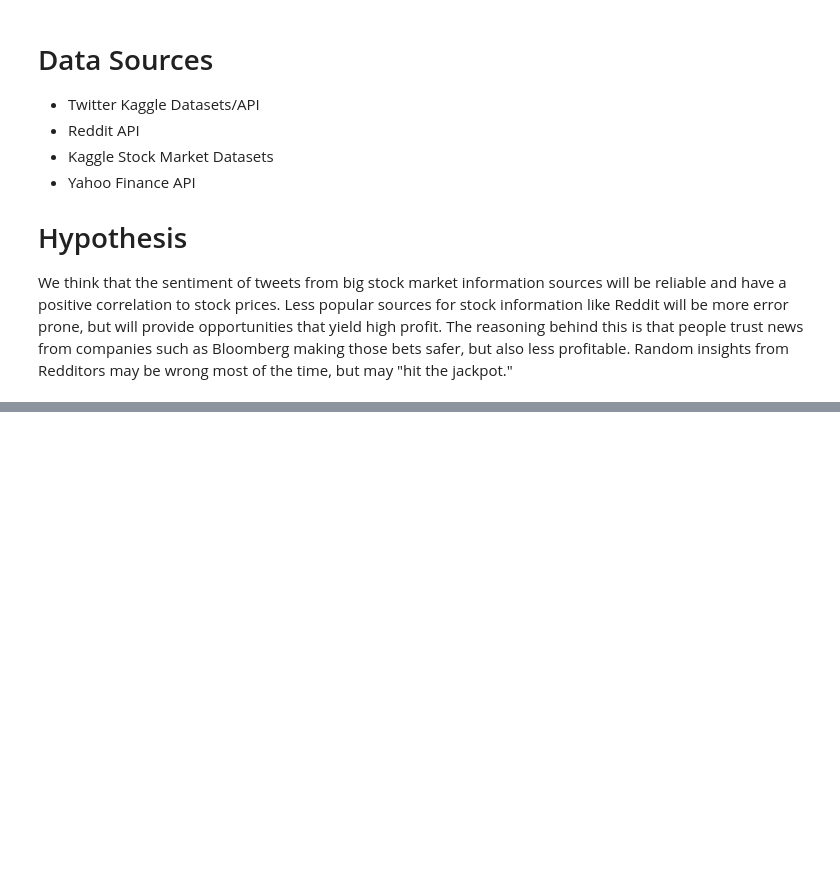
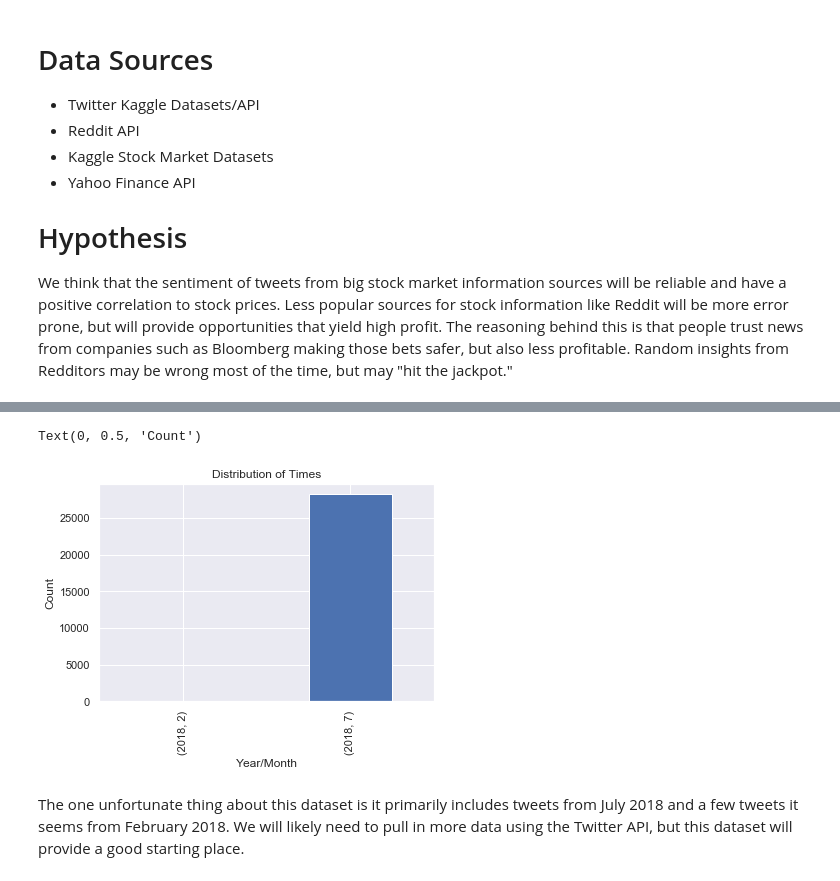
Before and after one commit to gilaniasher/sentiment-driven-market-analysis, a Jupyter notebook: results.ipynb, the cells around one changed output, grey strips where cells are left out. Saved outputs shown, nothing was run; the diff lists cells and outputs as text; code cells hidden in the pictures; blank space fills up the shorter version.

```diff
--- a/results.ipynb
+++ b/results.ipynb
@@ -33,0 +58,10 @@ Index(['id', 'text', 'timestamp', 'source', 'symbols', 'company_names', 'url',
+# %%
+ax = tweet_df.groupby([tweet_df.timestamp.dt.year, tweet_df.timestamp.dt.month])['id'].count().plot(kind='bar')
+ax.set_title('Distribution of Times')
+ax.set_xlabel('Year/Month')
+ax.set_ylabel('Count')
+# %% [output]
+Text(0, 0.5, 'Count')
+[figure, added]
+# %% [markdown]
+The one unfortunate thing about this dataset is it primarily includes tweets from July 2018 and a few tweets it seems from February 2018. We will likely need to pull in more data using the Twitter API, but this dataset will provide a good starting place.
```
Also changed, not shown: parts of 12 cells of this notebook.
